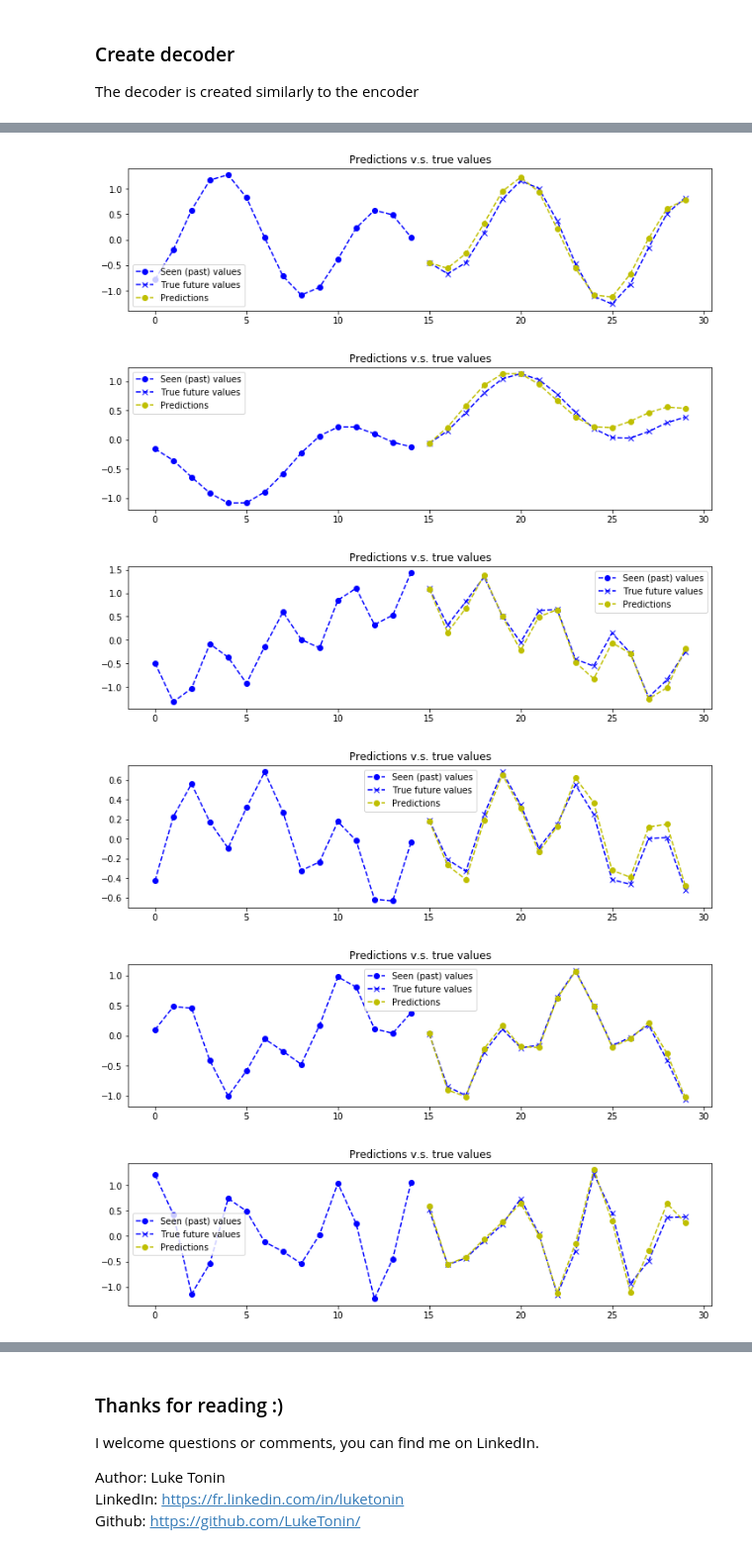
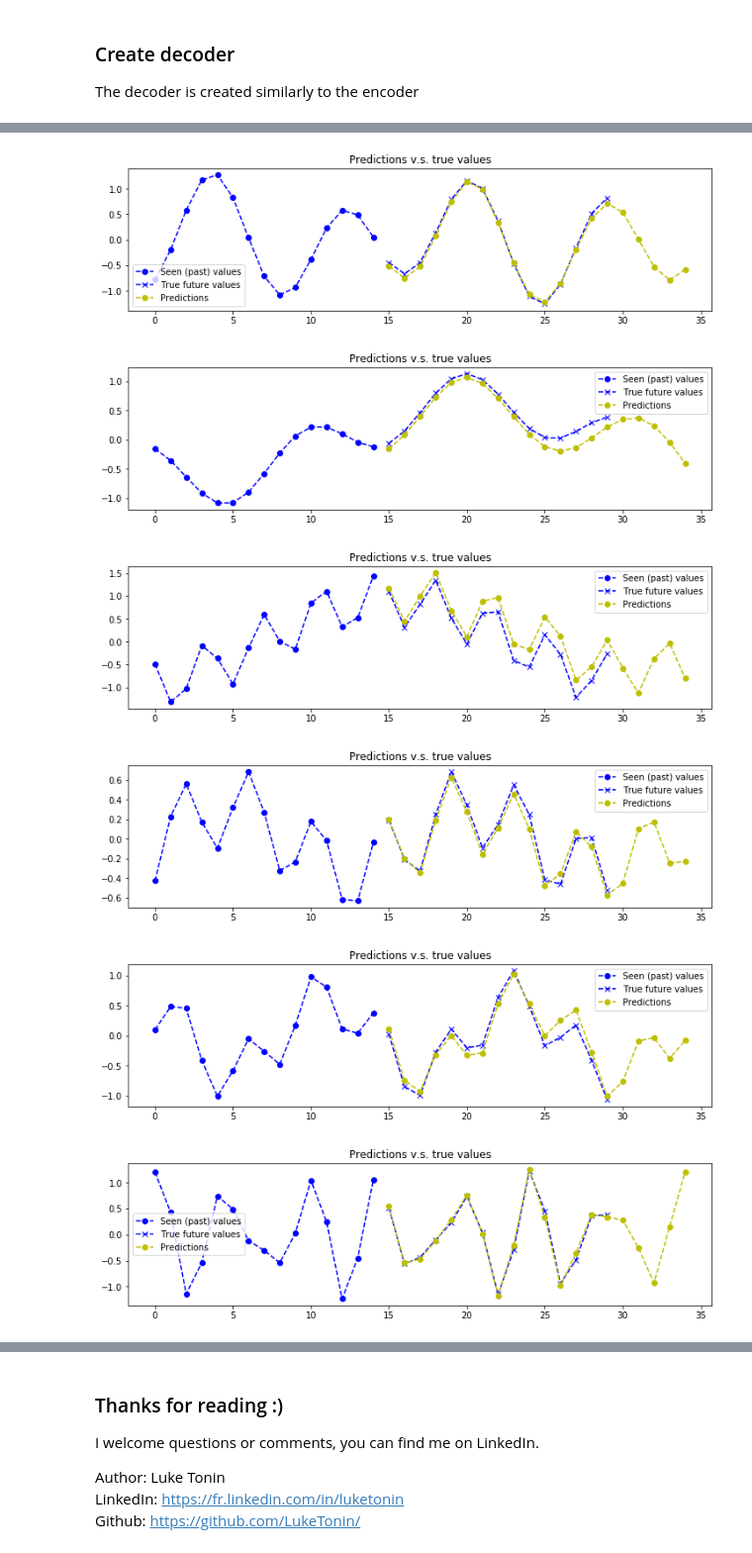
Before and after one commit to LukeTonin/keras-seq-2-seq-signal-prediction, a Jupyter notebook: keras-seq2seq-signal-prediction.ipynb, the cells around one changed output, grey strips where cells are left out. Shown at 99% size. Drawn from its saved outputs; the diff is of its cells as text; code cells hidden in the pictures.

```diff
--- a/keras-seq2seq-signal-prediction.ipynb
+++ b/keras-seq2seq-signal-prediction.ipynb
@@ -92,6 +93,7 @@ epochs = 15
 
 input_sequence_length = 15 # Length of the sequence used by the encoder
 target_sequence_length = 15 # Length of the sequence predicted by the decoder
+num_steps_to_predict = 20 # Length to use when testing the model
 
 num_signals = 2 # The number of random sine waves the compose the signal. The more sine waves, the harder the problem.
 # %% [markdown]
@@ -166,6 +168,6 @@ I suggest you look into the random_sine function of the utils module of this rep
 # Create a model using the functional API provided by Keras.
 # The functional API is great, it gives an amazing amount of freedom in architecture of your NN.
 # A read worth your time: https://keras.io/getting-started/functional-api-guide/
-train_model = keras.models.Model(inputs=[encoder_inputs, decoder_inputs], outputs=decoder_outputs)
-train_model.compile(optimizer=optimiser, loss=loss)
+model = keras.models.Model(inputs=[encoder_inputs, decoder_inputs], outputs=decoder_outputs)
+model.compile(optimizer=optimiser, loss=loss)
 # %% [markdown]
@@ -175,17 +177,17 @@ A standard python generator is usually fine for the fit_generator function, howe
 # %%
 # random_sine returns a generator that produces batches of training samples ([encoder_input, decoder_input], decoder_output)
 # You can play with the min max frequencies of the sine waves, the number of sine waves that are summed etc...
-# Another interesing exercise could be to see whether the model generalises well one sums of 3 signals if it's only been
+# Another interesing exercise could be to see whether the model generalises well on sums of 3 signals if it's only been
 # trained on sums of 2 signals...
 train_data_generator = random_sine(batch_size=batch_size,
-                                      steps_per_epoch=steps_per_epoch,
-                                      input_sequence_length=input_sequence_length,
-                                      target_sequence_length=target_sequence_length,
-                                      min_frequency=0.1, max_frequency=10,
-                                      min_amplitude=0.1, max_amplitude=1,
-                                      min_offset=-0.5, max_offset=0.5,
-                                      num_signals=num_signals, seed=1969)
+                                   steps_per_epoch=steps_per_epoch,
+                                   input_sequence_length=input_sequence_length,
+                                   target_sequence_length=target_sequence_length,
+                                   min_frequency=0.1, max_frequency=10,
+                                   min_amplitude=0.1, max_amplitude=1,
+                                   min_offset=-0.5, max_offset=0.5,
+                                   num_signals=num_signals, seed=1969)
 
-train_model.fit_generator(train_data_generator, steps_per_epoch=steps_per_epoch, epochs=epochs)
+model.fit_generator(train_data_generator, steps_per_epoch=steps_per_epoch, epochs=epochs)
 # %% [output]
 Epoch 1/15
@@ -302,8 +319,7 @@ test_data_generator = random_sine(batch_size=1000,
 
 (x_test, _), y_test = next(test_data_generator)
 # %%
-y_test_predicted = predict(x_test, encoder_predict_model, decoder_predict_model, target_sequence_length)
-print(y_test_predicted.shape)
+y_test_predicted = predict(x_test, encoder_predict_model, decoder_predict_model, num_steps_to_predict)
 
 # Select 10 random examples to plot
 indices = np.random.choice(range(x_test.shape[0]), replace=False, size=10)
@@ -329,16 +344,16 @@ for index in indices:
 # %%
 train_data_generator = random_sine(batch_size=1000,
-                                  steps_per_epoch=steps_per_epoch,
-                                  input_sequence_length=input_sequence_length,
-                                  target_sequence_length=target_sequence_length,
-                                  min_frequency=0.1, max_frequency=10,
-                                  min_amplitude=0.1, max_amplitude=1,
-                                  min_offset=-0.5, max_offset=0.5,
-                                  num_signals=num_signals, seed=1969)
+                                   steps_per_epoch=steps_per_epoch,
+                                   input_sequence_length=input_sequence_length,
+                                   target_sequence_length=target_sequence_length,
+                                   min_frequency=0.1, max_frequency=10,
+                                   min_amplitude=0.1, max_amplitude=1,
+                                   min_offset=-0.5, max_offset=0.5,
+                                   num_signals=num_signals, seed=1969)
 
 (x_train, _), y_train = next(train_data_generator)
 
-y_train_predicted = predict(x_train, encoder_predict_model, decoder_predict_model, target_sequence_length)
+y_train_predicted = predict(x_train, encoder_predict_model, decoder_predict_model, num_steps_to_predict)
 
 # Select 10 random examples to plot
 indices = np.random.choice(range(x_train.shape[0]), replace=False, size=10)
@@ -351,6 +366,6 @@ for index in indices:
-[figure, old version]
+[figure, new version]
-[figure, old version]
+[figure, new version]
-[figure, old version]
+[figure, new version]
-[figure, old version]
+[figure, new version]
-[figure, old version]
+[figure, new version]
-[figure, old version]
+[figure, new version]
```
Also changed, not shown: parts of 18 cells of this notebook, 21 other files.
